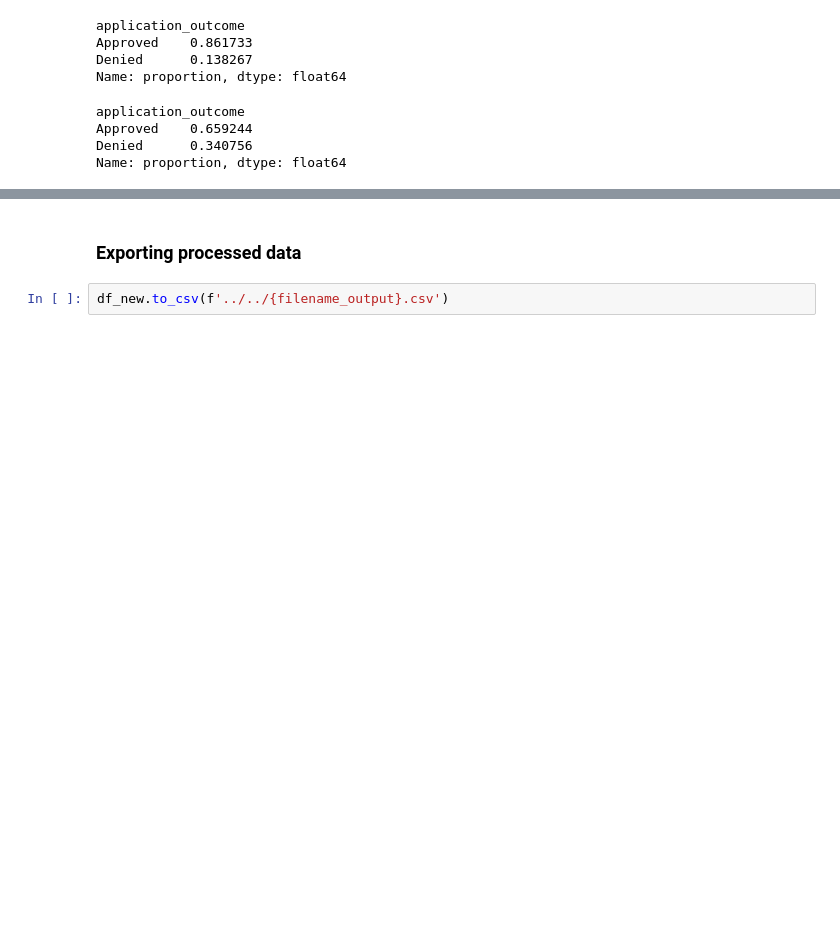
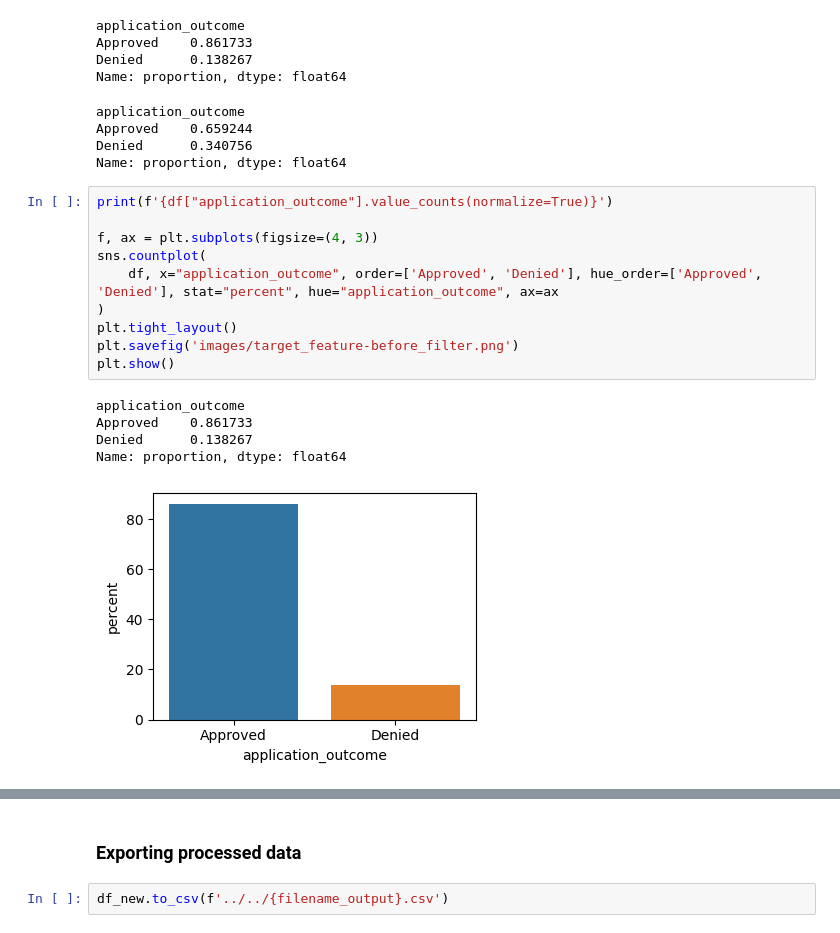
Before and after one commit to hpmartins/mlai-ucb-codes, a Jupyter notebook: capstone_project/file_2_analysis.ipynb, the cells around one changed output, grey strips where cells are left out. Saved outputs shown, nothing was run; the diff lists cells and outputs as text; blank space fills up the shorter version.

```diff
--- a/capstone_project/file_2_analysis.ipynb
+++ b/capstone_project/file_2_analysis.ipynb
@@ -439,3 +454,19 @@ application_outcome
 Approved    0.659244
 Denied      0.340756
 Name: proportion, dtype: float64
+# %%
+print(f'{df["application_outcome"].value_counts(normalize=True)}')
+
+f, ax = plt.subplots(figsize=(4, 3))
+sns.countplot(
+    df, x="application_outcome", order=['Approved', 'Denied'], hue_order=['Approved', 'Denied'], stat="percent", hue="application_outcome", ax=ax
+)
+plt.tight_layout()
+plt.savefig('images/target_feature-before_filter.png')
+plt.show()
+# %% [output]
+application_outcome
+Approved    0.861733
+Denied      0.138267
+Name: proportion, dtype: float64
+[figure, added]
```
Also changed, not shown: parts of 20 cells of this notebook, 19 other files.
